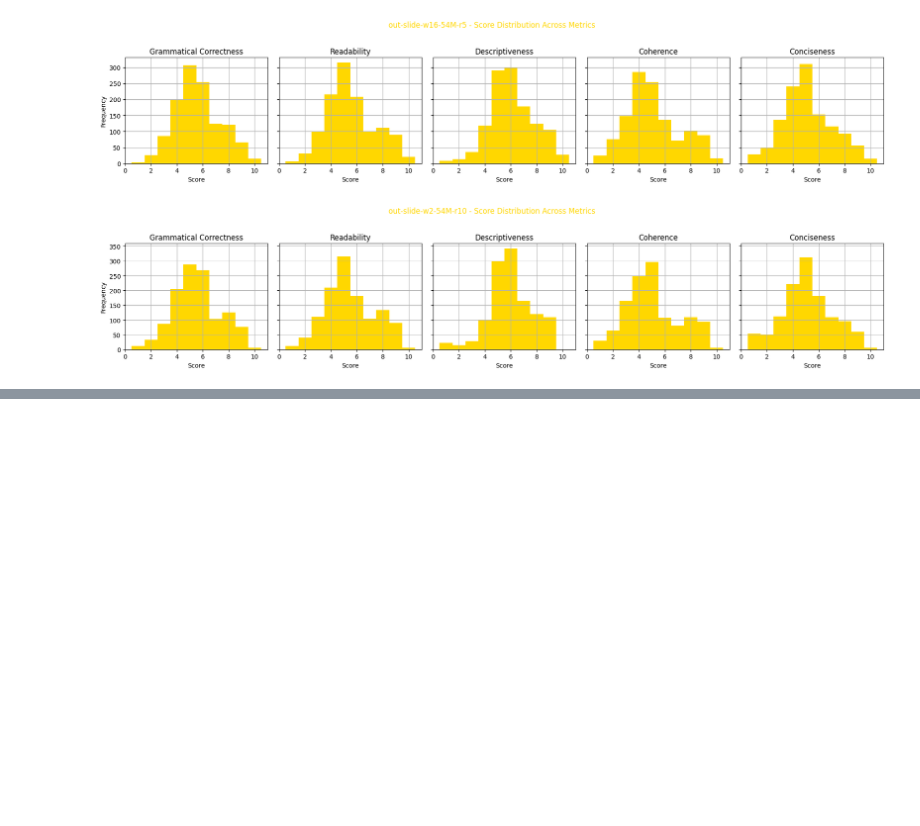
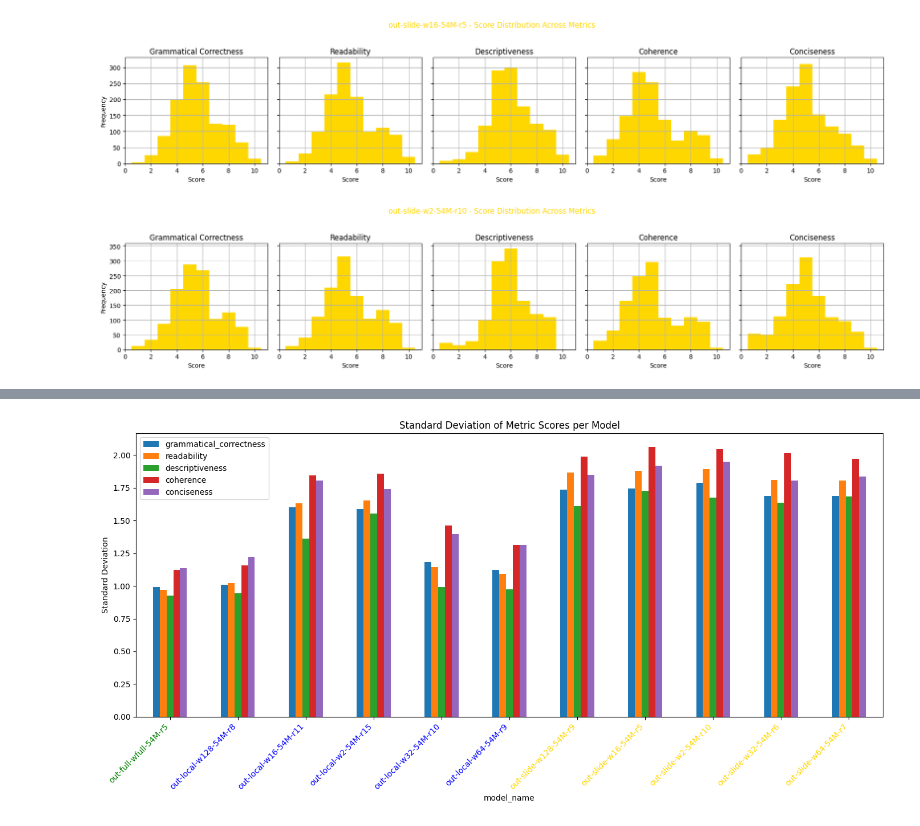
Before and after one commit to Danvictorgithub/gpt-evaluation, a Jupyter notebook: main.ipynb, the cells around one changed output, grey strips where cells are left out. Cells and saved outputs as stored; diff of their text form; code cells hidden in the pictures; blank space fills up the shorter version.

```diff
--- a/main.ipynb
+++ b/main.ipynb
@@ -279,3 +279,14 @@ for model in sorted_models:
 [figure]
 [figure]
 [figure]
+# %%
+# Calculate mean and standard deviation for each metric per model
+metrics = ['grammatical_correctness', 'readability', 'descriptiveness', 'coherence', 'conciseness']
+
+# Mean
+mean_table = gpt_evaluations_sampled.groupby('model_name')[metrics].mean().reset_index()
+# Standard deviation
+std_table = gpt_evaluations_sampled.groupby('model_name')[metrics].std().reset_index()
+
+# Display standard deviation table
+display(std_table.style.hide(axis="index"))
@@ -281,0 +306,7 @@ for model in sorted_models:
+# %%
+# Add average standard deviation column
+std_table['std_average'] = std_table[metrics].mean(axis=1)
+std_table_sorted = std_table.sort_values(by='std_average')
+
+# Display models with lowest std (most consistent)
+display(std_table_sorted[['model_name', 'std_average']].style.hide(axis="index"))
@@ -281,0 +326,21 @@ for model in sorted_models:
+# %%
+# Bar plot of standard deviation (consistency) for each model
+ax = std_table.set_index('model_name')[metrics].plot(kind='bar', figsize=(14, 7))
+plt.ylabel('Standard Deviation')
+plt.title('Standard Deviation of Metric Scores per Model')
+plt.xticks(rotation=45, ha='right')
+plt.tight_layout()
+
+# Color x-axis tick labels by model type
+for label in ax.get_xticklabels():
+    name = label.get_text()
+    if 'full' in name:
+        label.set_color('green')
+    elif 'local' in name:
+        label.set_color('blue')
+    elif 'slide' in name:
+        label.set_color('gold')  # 'yellow' is hard to read, 'gold' is better
+
+plt.show()
+# %% [output]
+[figure, added]
```
Also changed, not shown: parts of 4 cells of this notebook.
